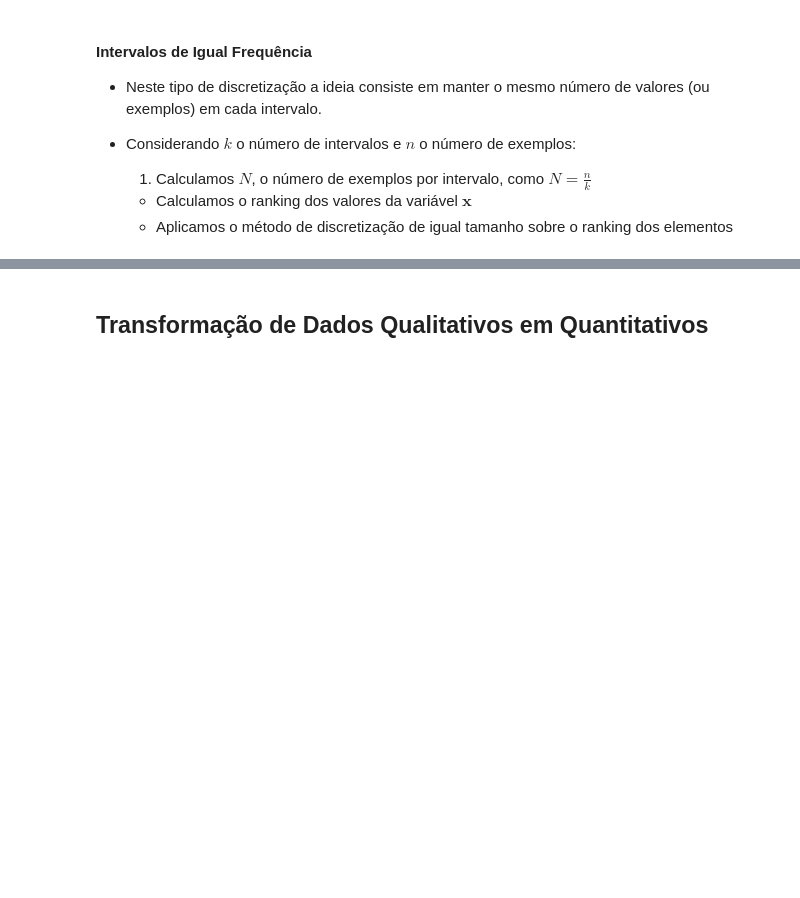
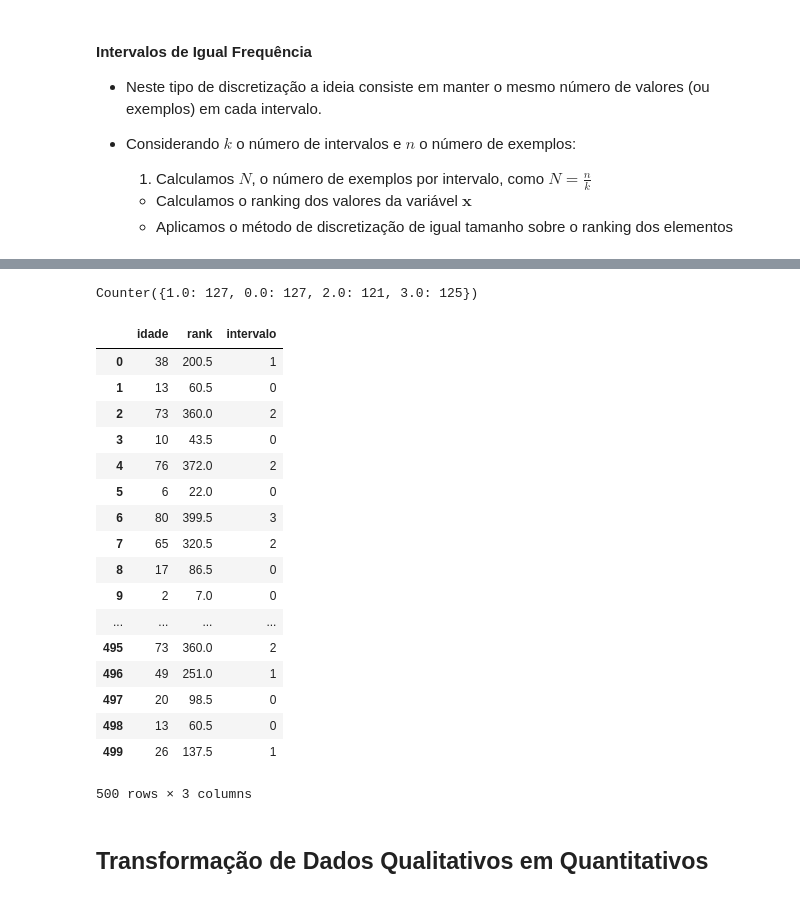
Before and after one commit to anfer86/teaching-datamining-lessons, a Jupyter notebook: aula03/preprocessamento.ipynb, the cells around one changed output, grey strips where cells are left out. Drawn from its saved outputs; the diff is of its cells as text; code cells hidden in the pictures; blank space fills up the shorter version.

```diff
--- a/aula03/preprocessamento.ipynb
+++ b/aula03/preprocessamento.ipynb
@@ -551,4 +567,0 @@ array([1, 0, 2, 0, 3, 0, 3, 2, 0, 0, 3, 2, 0, 1, 2, 0, 0, 3, 0, 1, 1, 0,
-# %%
-np.random.seed(1)
-idade =  np.random.randint(low = 1, high = 101, size=500)
-print(idade)
@@ -598,10 +568,13 @@ array([199,  57, 357,  45, 371,  21, 400, 321,  83,   7, 378, 350,  27,
 # %%
-k = 5
+k = 4
 N = np.round(len(idade) / k)
 
-x = rank(idade)
+from scipy.stats import rankdata
+x = rankdata(idade)
+
 L = (np.max(x) + np.min(x) - 1) / k
-x.intervalos = (x - np.min(x)) // L
+intervalos = (x - np.min(x)) // L
 
-print(head(x.intervalos))
+intervalos_igual_frequencia = intervalos.astype(int)
+print(intervalos_igual_frequencia)
 # %% [output]
@@ -616,3 +595,30 @@ SyntaxError: invalid syntax (<ipython-input-15-aa5cb59979ee>, line 1)
+# %%
+from collections import Counter
+Counter(intervalos)
+# %% [output]
+Counter({1.0: 127, 0.0: 127, 2.0: 121, 3.0: 125})
+# %%
+df = pd.DataFrame({ "idade" : idade, "rank" : x, "intervalo" : intervalos_igual_frequencia} )
+df
+# %% [output]
+|  | idade | rank | intervalo |
+| 0 | 38 | 200.5 | 1 |
+| 1 | 13 | 60.5 | 0 |
+| 2 | 73 | 360.0 | 2 |
+| 3 | 10 | 43.5 | 0 |
+| 4 | 76 | 372.0 | 2 |
+| 5 | 6 | 22.0 | 0 |
+| 6 | 80 | 399.5 | 3 |
+| 7 | 65 | 320.5 | 2 |
+| 8 | 17 | 86.5 | 0 |
+| 9 | 2 | 7.0 | 0 |
+| ... | ... | ... | ... |
+| 495 | 73 | 360.0 | 2 |
+| 496 | 49 | 251.0 | 1 |
+| 497 | 20 | 98.5 | 0 |
+| 498 | 13 | 60.5 | 0 |
+| 499 | 26 | 137.5 | 1 |
+500 rows × 3 columns
 # %% [markdown]
 ## Transformação de Dados Qualitativos em Quantitativos
 # %% [markdown]
```
Also changed, not shown: parts of 24 cells of this notebook, 4 other files.
